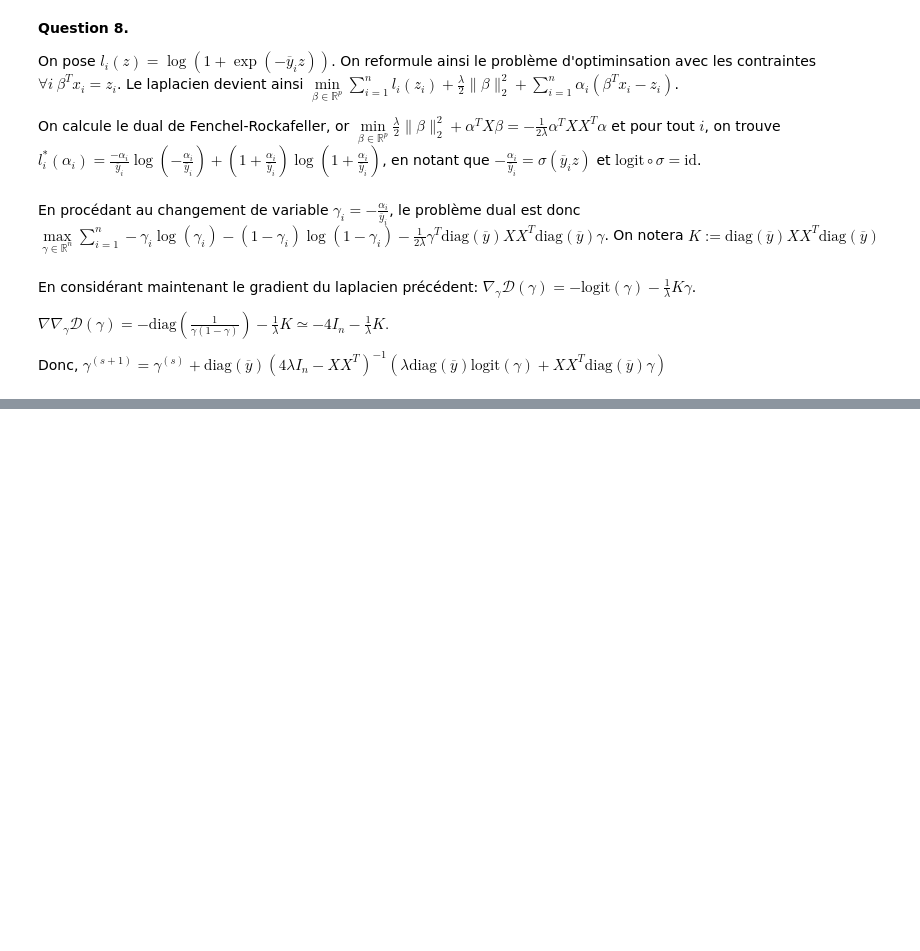
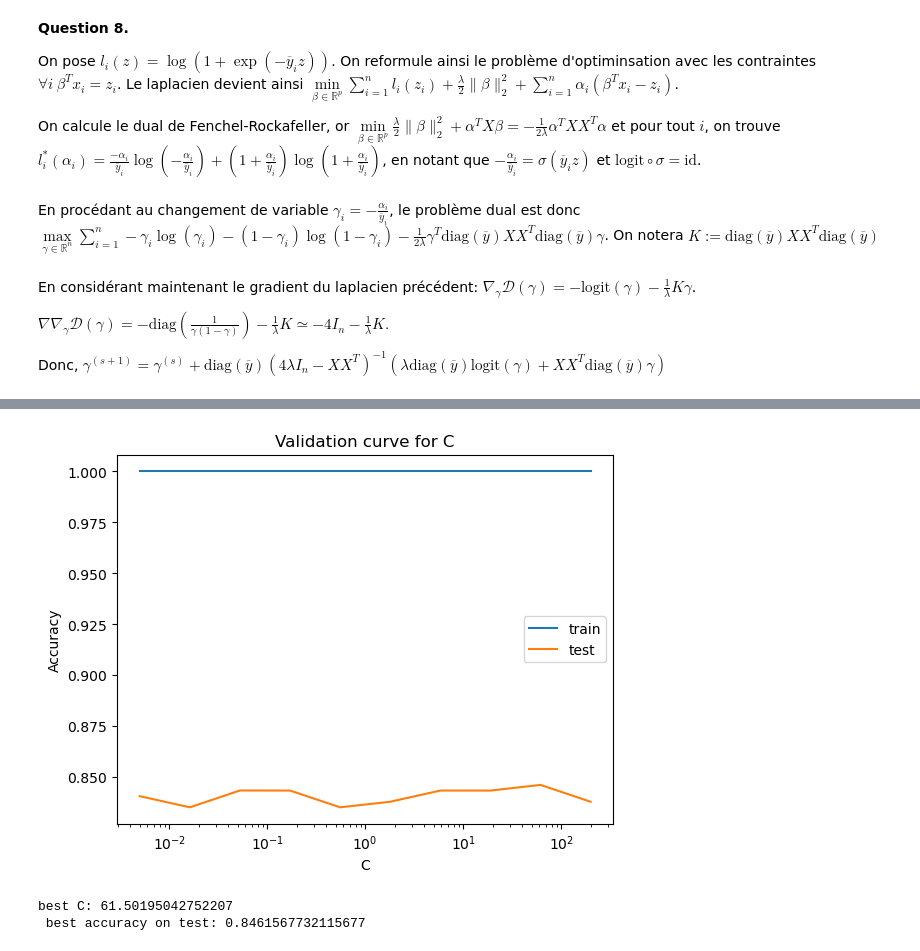
Before and after one commit to kerrianlc/kernel-regressors, a Jupyter notebook: tp2/kernel-regressors.ipynb, the cells around one changed output, grey strips where cells are left out. Drawn from its saved outputs; the diff is of its cells as text; code cells hidden in the pictures; blank space fills up the shorter version.

```diff
--- a/tp2/kernel-regressors.ipynb
+++ b/tp2/kernel-regressors.ipynb
@@ -89,0 +159,46 @@ Donc, $\gamma^{(s+1)} = \gamma^{(s)} + \text{diag}(\overline y)(4\lambda I_n - X
+# %%
+# list all hyperparameters to swipe
+Cs=np.logspace(-2.3,2.3,10)
+#Cs = np.logspace(-5, 5, 200)
+#Cs=[10**i for i in range(-10,-5)]
+fold=5
+# %%
+from sklearn.model_selection import validation_curve
+def get_result_C(Cs,kernel,whole_dataset,target,fold,penalty="l2"):
+    #train_dataset,test_dataset=train_test_split(A,test_size=test_size,random_state=42)
+    # create model
+    model=LogisticRegression(penalty=penalty,max_iter=1000,solver="liblinear")
+    # actual training loop
+    train_scores,test_scores=validation_curve(estimator=model,X=whole_dataset.drop(columns=[target]),y=whole_dataset[target],param_name="C",param_range=Cs,cv=fold,n_jobs=-1)
+
+    df=pd.DataFrame()
+    # fetch mean test and train score
+    df["train_score"]=train_scores.mean(axis=1)
+    df["test_score"]=test_scores.mean(axis=1)
+    df["C"]=Cs
+    df["Kernel"]=kernel
+    return df
+# %%
+
+def question_10(Cs,fold,penalty):
+    # Compute for different C the models.
+    result_df=pd.DataFrame()
+    result_df_test=pd.DataFrame()
+    result_df=pd.concat([result_df,(get_result_C(Cs,"linear",whole_dataset=A,target=target,fold=5,penalty=penalty))])
+    import seaborn as sns
+    sns.lineplot(data=result_df, x="C", y="train_score",label="train")
+    sns.lineplot(data=result_df, x="C", y="test_score",label="test")
+    plt.xscale('log')
+    plt.title("Validation curve for C")
+    plt.ylabel("Accuracy")
+    plt.show()
+    #find the best where the test score is the highest
+    best_C=result_df[result_df["test_score"]==result_df["test_score"].max()]["C"].values[0]
+    print("best C:",best_C)
+    print(" best accuracy on test:",result_df["test_score"].max())
+    return best_C
+best_C=question_10(Cs,fold,penalty="l2")
+# %% [output]
+[figure, added]
+best C: 61.50195042752207
+ best accuracy on test: 0.8461567732115677
```
Also changed, not shown: parts of 18 cells of this notebook.
